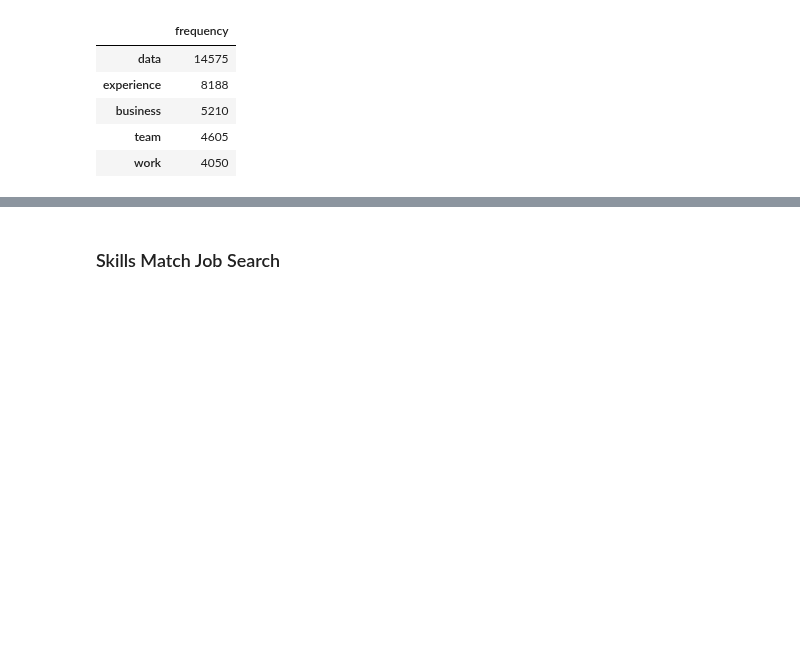
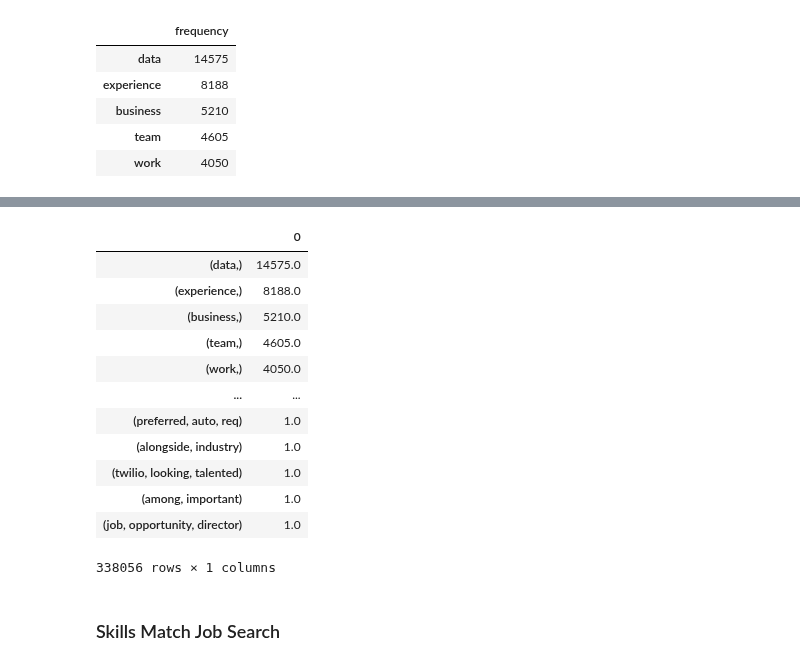
Before and after one commit to Blue-Owl-Data/Job-Search-Dashboard, a Jupyter notebook: notebook/MVP_Shi.ipynb, the cells around one changed output, grey strips where cells are left out. Cells and saved outputs as stored; diff of their text form; code cells hidden in the pictures; blank space fills up the shorter version.

```diff
--- a/notebook/MVP_Shi.ipynb
+++ b/notebook/MVP_Shi.ipynb
@@ -1103,3 +1343,27 @@ everygram.head()
+# %%
+gram_frequency = pd.DataFrame()
+# %%
+sent = dic['frequency'].split()
+test = list(nltk.everygrams(sent, max_len=3))
+# %%
+test = pd.Series(test).value_counts()
+# %%
+gram_frequency = pd.concat([gram_frequency, test])
+gram_frequency
+# %% [output]
+|  | 0 |
+| (data,) | 14575.0 |
+| (experience,) | 8188.0 |
+| (business,) | 5210.0 |
+| (team,) | 4605.0 |
+| (work,) | 4050.0 |
+| ... | ... |
+| (preferred, auto, req) | 1.0 |
+| (alongside, industry) | 1.0 |
+| (twilio, looking, talented) | 1.0 |
+| (among, important) | 1.0 |
+| (job, opportunity, director) | 1.0 |
+338056 rows × 1 columns
 # %% [markdown]
 ### Skills Match Job Search
 # %%
```
Also changed, not shown: parts of 28 cells of this notebook.
